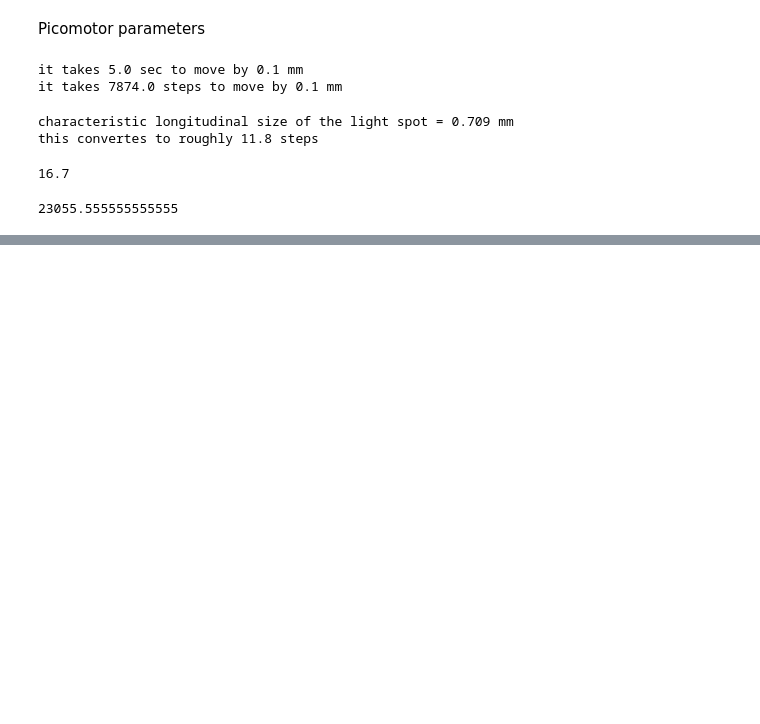
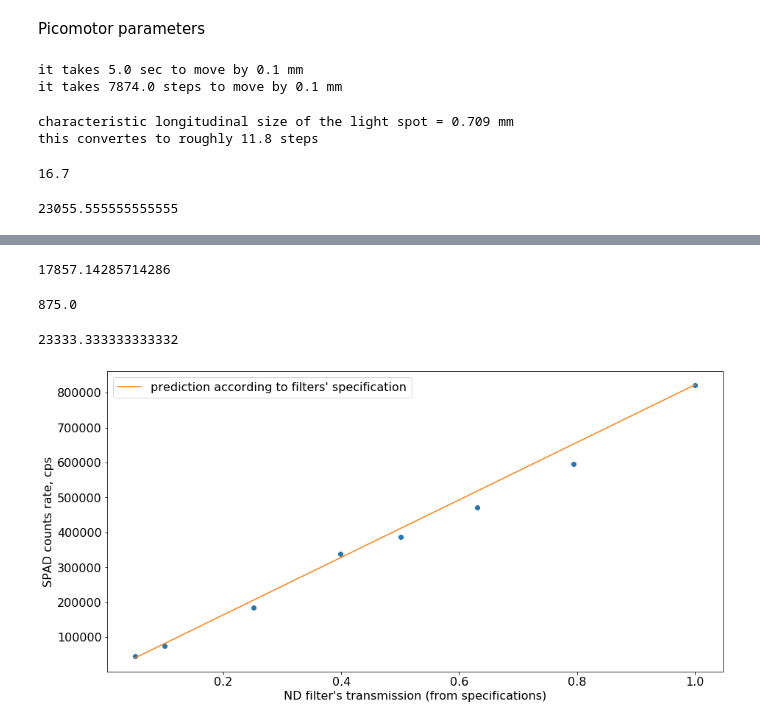
Before and after one commit to IharLobach/ursse, a Jupyter notebook: shift_calculator.ipynb, the cells around one changed output, grey strips where cells are left out. Cells and saved outputs as stored; diff of their text form; code cells hidden in the pictures; blank space fills up the shorter version.

```diff
--- a/shift_calculator.ipynb
+++ b/shift_calculator.ipynb
@@ -84,0 +102,27 @@ this convertes to roughly 11.8 steps
+# %%
+1250000/70
+# %% [output]
+17857.14285714286
+# %%
+1750/2
+# %% [output]
+875.0
+# %%
+1400000/60
+# %% [output]
+23333.333333333332
+# %%
+pos = range(8)
+ods = [0.0,0.1, 0.2, 0.3, 0.4, 0.6, 1.0, 1.3]
+transmission = [10**(-od) for od in ods]
+rate = [ 8.22e5, 5.96e5, 4.72e5, 3.87e5, 3.38e5, 1.86e5, 7.53e4, 4.64e4 ]
+rate_no_filter = rate[0]
+# %%
+plt.plot(transmission, rate, marker='o',linestyle="None")
+plt.plot(transmission, [rate_no_filter*t for t in transmission], label="prediction according to filters' specification")
+plt.ylabel("SPAD counts rate, cps")
+plt.xlabel("ND filter's transmission (from specifications)")
+plt.legend()
+plt.show()
+# %% [output]
+[figure, added]
```
Also changed, not shown: parts of 4 cells of this notebook.
